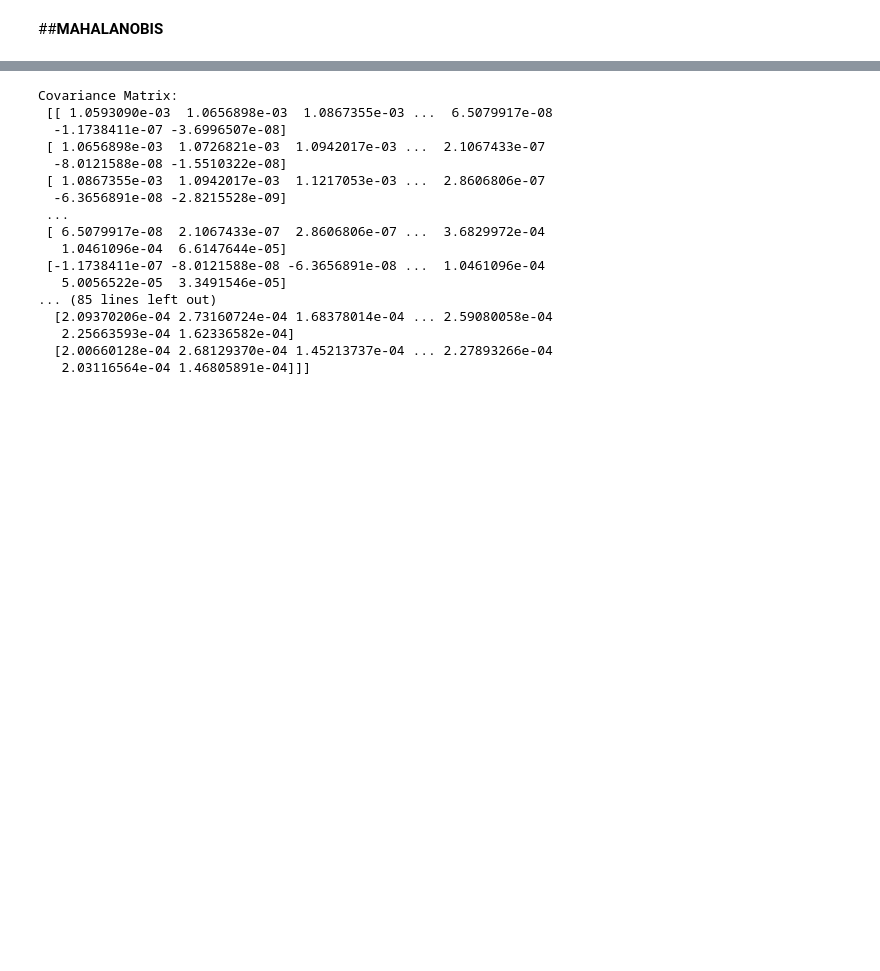
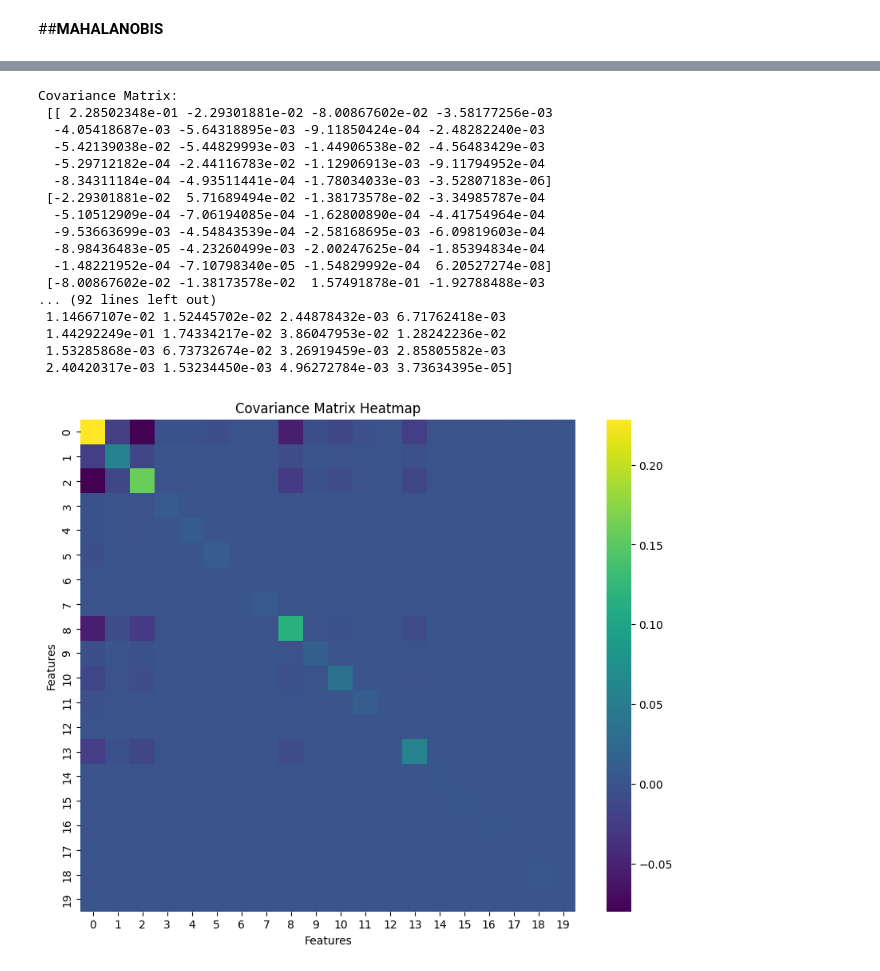
Before and after one commit to RonPlusSign/AnomalySegmentation, a Jupyter notebook: Project6.ipynb, the cells around one changed output, grey strips where cells are left out. Drawn from its saved outputs; the diff is of its cells as text; code cells hidden in the pictures; blank space fills up the shorter version.

Commit message:
mean and 20x20 covariance computation

```diff
--- a/Project6.ipynb
+++ b/Project6.ipynb
@@ -451,45 +452,49 @@ Covariance matrix: torch.Size([512, 512])
 Covariance matrice saved as '/content/AnomalySegmentation/save/cov_matrix_erfnet.npy'
 # %%
-# prompt: print cov matrice and mean
+# print cov matrice and mean
+import numpy as np
+import matplotlib.pyplot as plt
+import seaborn as sns
 
-import numpy as np
-
-# Assuming the mahalanobis.py script creates and saves the covariance matrix and mean
-# in the specified files (e.g., cov_matrix.npy and mean_vector.npy).
-# Adapt file paths if necessary.
-
-cov_matrix_file = "/content/AnomalySegmentation/save/cov_matrix_erfnet.npy"  # Replace with the actual path
-mean_vector_file = "/content/AnomalySegmentation/save/mean_cityscapes_erfnet.npy"  # Replace with the actual path
-
+cov_matrix_file = "/content/AnomalySegmentation/save/cov_matrix_erfnet.npy"
+mean_vector_file = "/content/AnomalySegmentation/save/mean_cityscapes_erfnet.npy"
 
 try:
     cov_matrix = np.load(cov_matrix_file)
     mean_vector = np.load(mean_vector_file)
 
     print("Covariance Matrix:\n", cov_matrix)
     print("\nMean Vector:\n", mean_vector)
 
+    plt.figure(figsize=(10, 8))
+    sns.heatmap(cov_matrix, annot=False, cmap='viridis', fmt=".2f")
+    plt.title('Covariance Matrix Heatmap')
+    plt.xlabel('Features')
+    plt.ylabel('Features')
+    plt.show()
+
 except FileNotFoundError:
     print(f"Error: Could not find covariance matrix file at {cov_matrix_file} or mean vector file at {mean_vector_file}.")
     print("Make sure the mahalanobis.py script has created and saved these files correctly.")
 # %% [output]
 Covariance Matrix:
- [[ 1.0593090e-03  1.0656898e-03  1.0867355e-03 ...  6.5079917e-08
-  -1.1738411e-07 -3.6996507e-08]
- [ 1.0656898e-03  1.0726821e-03  1.0942017e-03 ...  2.1067433e-07
-  -8.0121588e-08 -1.5510322e-08]
- [ 1.0867355e-03  1.0942017e-03  1.1217053e-03 ...  2.8606806e-07
-  -6.3656891e-08 -2.8215528e-09]
- ...
- [ 6.5079917e-08  2.1067433e-07  2.8606806e-07 ...  3.6829972e-04
-   1.0461096e-04  6.6147644e-05]
- [-1.1738411e-07 -8.0121588e-08 -6.3656891e-08 ...  1.0461096e-04
-   5.0056522e-05  3.3491546e-05]
-... (85 lines left out)
-  [2.09370206e-04 2.73160724e-04 1.68378014e-04 ... 2.59080058e-04
-   2.25663593e-04 1.62336582e-04]
-  [2.00660128e-04 2.68129370e-04 1.45213737e-04 ... 2.27893266e-04
-   2.03116564e-04 1.46805891e-04]]]
+ [[ 2.28502348e-01 -2.29301881e-02 -8.00867602e-02 -3.58177256e-03
+  -4.05418687e-03 -5.64318895e-03 -9.11850424e-04 -2.48282240e-03
+  -5.42139038e-02 -5.44829993e-03 -1.44906538e-02 -4.56483429e-03
+  -5.29712182e-04 -2.44116783e-02 -1.12906913e-03 -9.11794952e-04
+  -8.34311184e-04 -4.93511441e-04 -1.78034033e-03 -3.52807183e-06]
+ [-2.29301881e-02  5.71689494e-02 -1.38173578e-02 -3.34985787e-04
+  -5.10512909e-04 -7.06194085e-04 -1.62800890e-04 -4.41754964e-04
+  -9.53663699e-03 -4.54843539e-04 -2.58168695e-03 -6.09819603e-04
+  -8.98436483e-05 -4.23260499e-03 -2.00247625e-04 -1.85394834e-04
+  -1.48221952e-04 -7.10798340e-05 -1.54829992e-04  6.20527274e-08]
+ [-8.00867602e-02 -1.38173578e-02  1.57491878e-01 -1.92788488e-03
+... (92 lines left out)
+ 1.14667107e-02 1.52445702e-02 2.44878432e-03 6.71762418e-03
+ 1.44292249e-01 1.74334217e-02 3.86047953e-02 1.28242236e-02
+ 1.53285868e-03 6.73732674e-02 3.26919459e-03 2.85805582e-03
+ 2.40420317e-03 1.53234450e-03 4.96272784e-03 3.73634395e-05]
+[figure, added]
 # %%
 import torch
 
```
Also changed, not shown: parts of 5 cells of this notebook.
